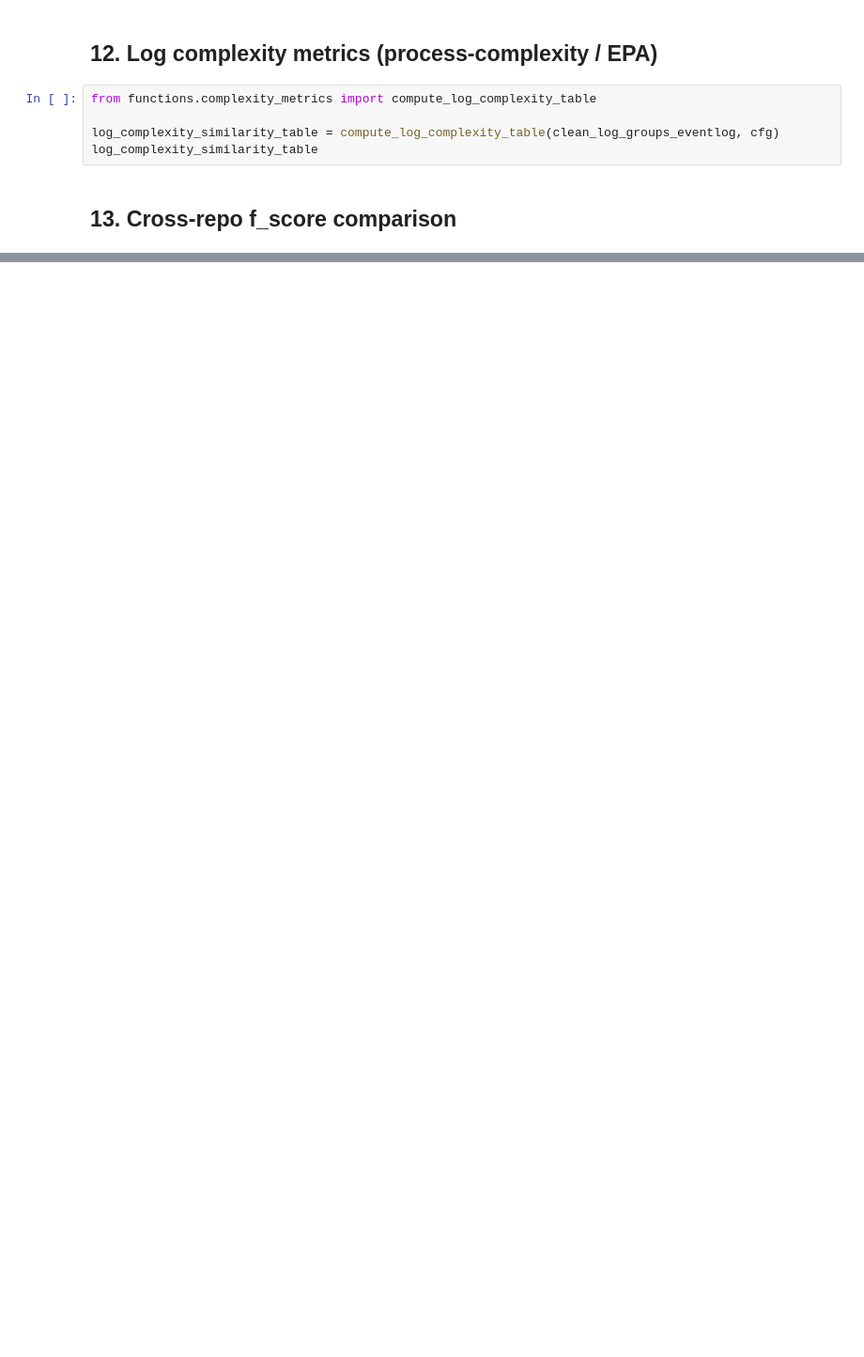
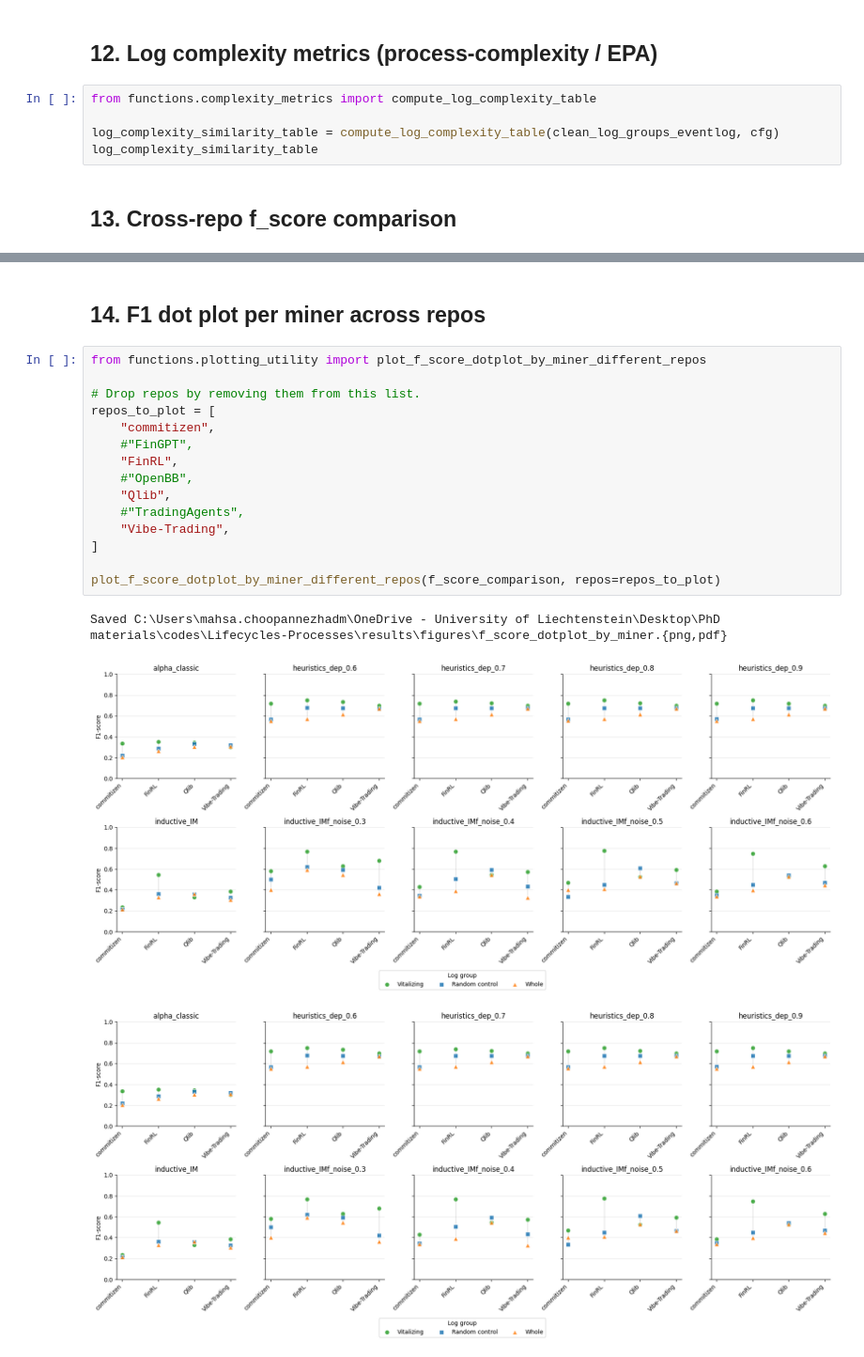
Before and after one commit to MahsaChoop/Lifecycle-Processes, a Jupyter notebook: main.ipynb, the cells around one changed output, grey strips where cells are left out. Shown at 94% size. Saved outputs shown, nothing was run; the diff lists cells and outputs as text; blank space fills up the shorter version.

Commit message:
adding subplot for different repo across miners

```diff
--- a/main.ipynb
+++ b/main.ipynb
@@ -329,0 +330,21 @@ f_score_comparison
+# %% [markdown]
+## 14. F1 dot plot per miner across repos
+# %%
+from functions.plotting_utility import plot_f_score_dotplot_by_miner_different_repos
+
+# Drop repos by removing them from this list.
+repos_to_plot = [
+    "commitizen",
+    #"FinGPT",
+    "FinRL",
+    #"OpenBB",
+    "Qlib",
+    #"TradingAgents",
+    "Vibe-Trading",
+]
+
+plot_f_score_dotplot_by_miner_different_repos(f_score_comparison, repos=repos_to_plot)
+# %% [output]
+Saved C:\Users\mahsa.choopannezhadm\OneDrive - University of Liechtenstein\Desktop\PhD materials\codes\Lifecycles-Processes\results\figures\f_score_dotplot_by_miner.{png,pdf}
+[figure, added]
+[figure, added]
```
Also changed, not shown: parts of 7 cells of this notebook, 4 other files.
